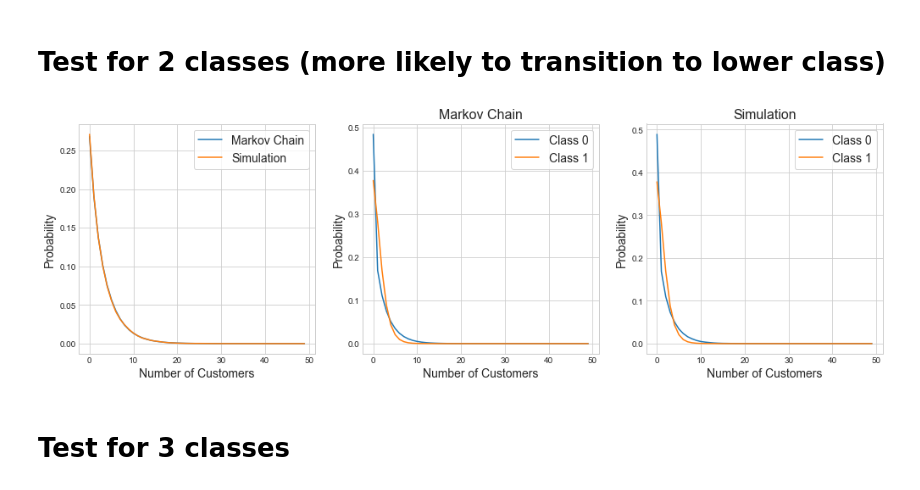
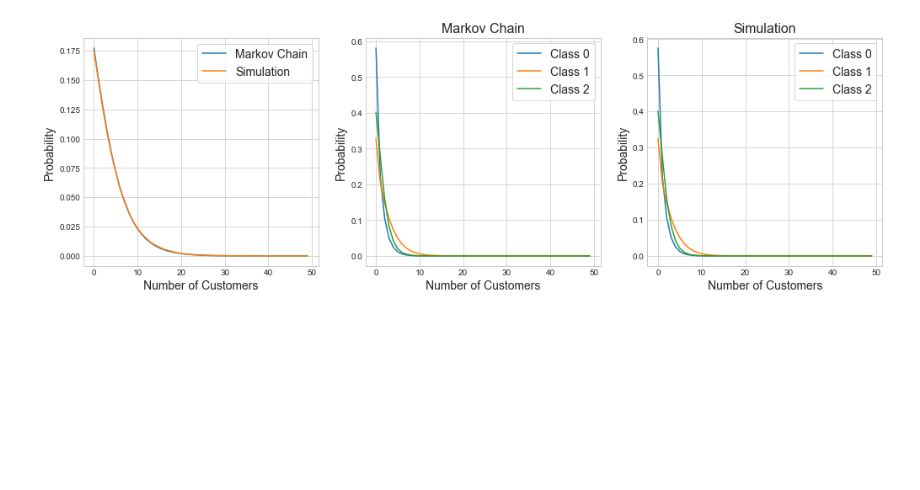
Before and after one commit to geraintpalmer/DynamicClasses, a Jupyter notebook: src/Test.ipynb, the cells around one changed output. Saved outputs shown, nothing was run; the diff lists cells and outputs as text; code cells hidden in the pictures; blank space fills up the shorter version.

```diff
--- a/src/Test.ipynb
+++ b/src/Test.ipynb
@@ -62,2 +30,0 @@ plt.show()
-# %% [markdown]
-# Test for 2 classes (more likely to transition to lower class)
@@ -82,46 +31,14 @@ S = models.Simulation(
-# %%
-fig, axarr = plt.subplots(1, 3, figsize=(17, 5))
-states = range(50)
-axarr[0].plot(
-    states, [M.aggregate_probs.get(s, 0) for s in states], label="Markov Chain"
-)
-axarr[0].plot(states, [S.aggregate_probs.get(s, 0) for s in states], label="Simulation")
-axarr[0].set_xlabel("Number of Customers", fontsize=14)
-axarr[0].set_ylabel("Probability", fontsize=14)
-axarr[0].legend(fontsize=14, frameon=True)
-
-for clss in range(M.k):
-    axarr[1].plot(
-        states,
-        [M.aggregate_probs_by_class[clss].get(s, 0) for s in states],
-        label=f"Class {clss}",
-    )
-axarr[1].set_title("Markov Chain", fontsize=16)
-axarr[1].legend(fontsize=14, frameon=True)
-axarr[1].set_xlabel("Number of Customers", fontsize=14)
-axarr[1].set_ylabel("Probability", fontsize=14)
-
-for clss in range(S.k):
-    axarr[2].plot(
-        states,
-        [S.aggregate_probs_by_class[clss].get(s, 0) for s in states],
-        label=f"Class {clss}",
-    )
-axarr[2].set_title("Simulation", fontsize=16)
-axarr[2].legend(fontsize=14, frameon=True)
-axarr[2].set_xlabel("Number of Customers", fontsize=14)
-axarr[2].set_ylabel("Probability", fontsize=14)
-
-plt.show()
-# %% [output]
-[figure, removed]
-# %% [markdown]
-# Test for 3 classes
 # %%
-M = models.MarkovChain(
-    number_of_servers=1,
+models.compare_mc_to_sim_states(
+    num_classes=3,
+    num_servers=1,
     arrival_rates=[2, 3, 2],
     service_rates=[9, 8, 8],
-    class_change_rate_matrix=[[None, 2, 1], [1, None, 1], [1, 2, None]],
-    inf=20,
-)
+    thetas=[[None, 2, 1], [1, None, 1], [1, 2, None]],
+    infty=20,
+    max_simulation_time=20000,
+    warmup=200,
+    max_state=50
+);
+# %% [output]
+[figure, added]
```
Also changed, not shown: parts of 22 cells of this notebook, 4 other files.
